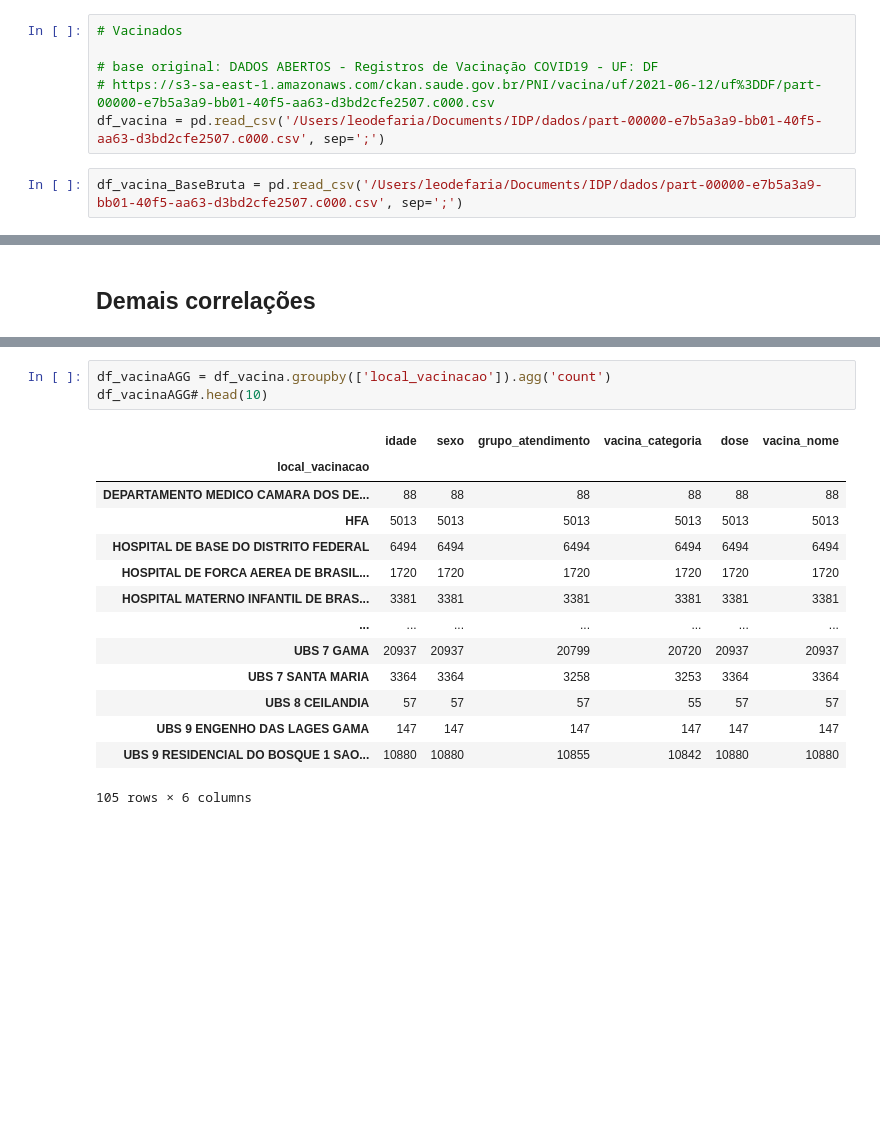
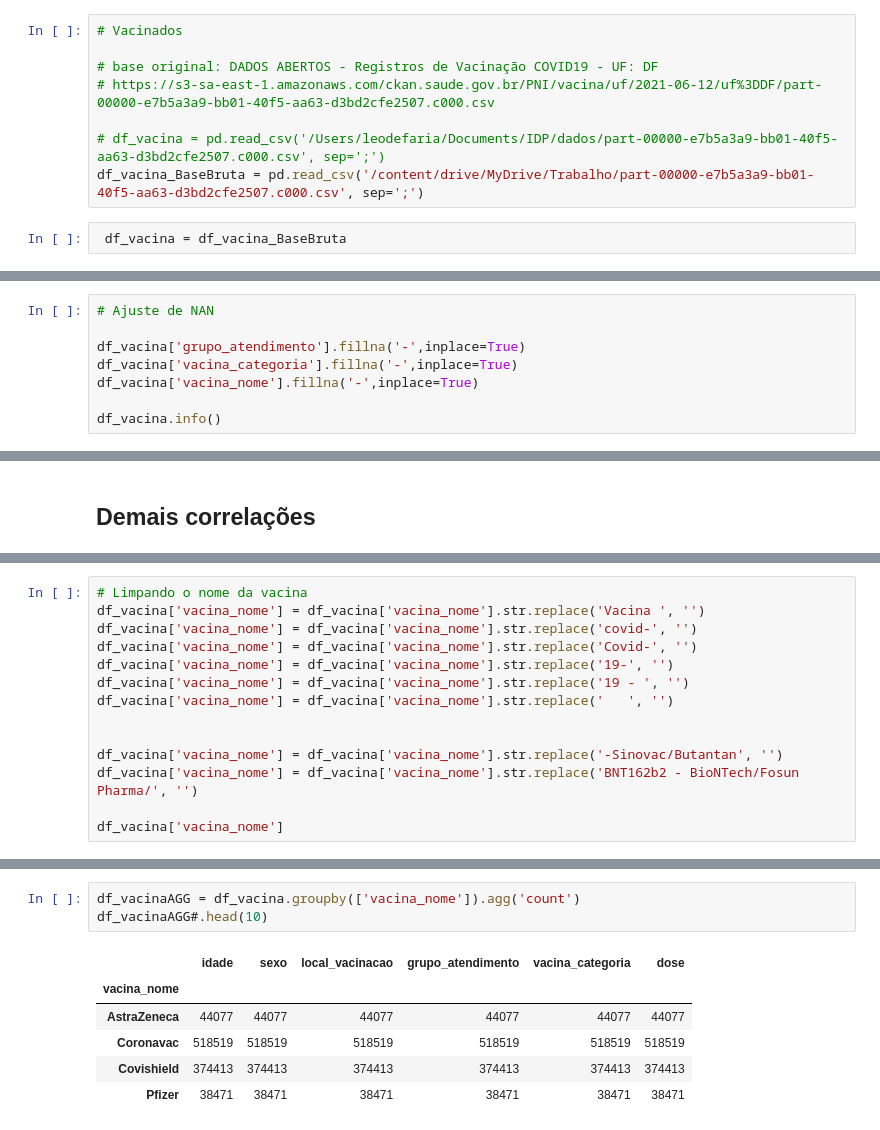
Before and after one commit to LeodeFaria/IDP, a Jupyter notebook: Trabalho.ipynb, the cells around one changed output, grey strips where cells are left out. Cells and saved outputs as stored; diff of their text form; blank space fills up the shorter version.

```diff
--- a/Trabalho.ipynb
+++ b/Trabalho.ipynb
@@ -25,6 +28,8 @@ import numpy as np
 
 # base original: DADOS ABERTOS - Registros de Vacinação COVID19 - UF: DF
 # https://s3-sa-east-1.amazonaws.com/ckan.saude.gov.br/PNI/vacina/uf/2021-06-12/uf%3DDF/part-00000-e7b5a3a9-bb01-40f5-aa63-d3bd2cfe2507.c000.csv
-df_vacina = pd.read_csv('/Users/leodefaria/Documents/IDP/dados/part-00000-e7b5a3a9-bb01-40f5-aa63-d3bd2cfe2507.c000.csv', sep=';')
+
+# df_vacina = pd.read_csv('/Users/leodefaria/Documents/IDP/dados/part-00000-e7b5a3a9-bb01-40f5-aa63-d3bd2cfe2507.c000.csv', sep=';')
+df_vacina_BaseBruta = pd.read_csv('/content/drive/MyDrive/Trabalho/part-00000-e7b5a3a9-bb01-40f5-aa63-d3bd2cfe2507.c000.csv', sep=';')
 # %%
-df_vacina_BaseBruta = pd.read_csv('/Users/leodefaria/Documents/IDP/dados/part-00000-e7b5a3a9-bb01-40f5-aa63-d3bd2cfe2507.c000.csv', sep=';')
+ df_vacina = df_vacina_BaseBruta
@@ -93,0 +111,8 @@ df_vacina.rename(columns={  'paciente_idade':'idade'
+# %%
+# Ajuste de NAN
+
+df_vacina['grupo_atendimento'].fillna('-',inplace=True)
+df_vacina['vacina_categoria'].fillna('-',inplace=True)
+df_vacina['vacina_nome'].fillna('-',inplace=True)
+
+df_vacina.info()
@@ -283,0 +382,14 @@ plt.show()
+# %%
+# Limpando o nome da vacina
+df_vacina['vacina_nome'] = df_vacina['vacina_nome'].str.replace('Vacina ', '')
+df_vacina['vacina_nome'] = df_vacina['vacina_nome'].str.replace('covid-', '')
+df_vacina['vacina_nome'] = df_vacina['vacina_nome'].str.replace('Covid-', '')
+df_vacina['vacina_nome'] = df_vacina['vacina_nome'].str.replace('19-', '')
+df_vacina['vacina_nome'] = df_vacina['vacina_nome'].str.replace('19 - ', '')
+df_vacina['vacina_nome'] = df_vacina['vacina_nome'].str.replace('	', '')
+
+
+df_vacina['vacina_nome'] = df_vacina['vacina_nome'].str.replace('-Sinovac/Butantan', '')
+df_vacina['vacina_nome'] = df_vacina['vacina_nome'].str.replace('BNT162b2 - BioNTech/Fosun Pharma/', '')
+
+df_vacina['vacina_nome']
@@ -284,18 +409,10 @@ plt.show()
 # %%
-df_vacinaAGG = df_vacina.groupby(['local_vacinacao']).agg('count')
+df_vacinaAGG = df_vacina.groupby(['vacina_nome']).agg('count')
 df_vacinaAGG#.head(10)
 # %% [output]
-|  | idade | sexo | grupo_atendimento | vacina_categoria | dose | vacina_nome |
-| local_vacinacao |  |  |  |  |  |  |
-| DEPARTAMENTO MEDICO CAMARA DOS DE... | 88 | 88 | 88 | 88 | 88 | 88 |
-| HFA | 5013 | 5013 | 5013 | 5013 | 5013 | 5013 |
-| HOSPITAL DE BASE DO DISTRITO FEDERAL | 6494 | 6494 | 6494 | 6494 | 6494 | 6494 |
-| HOSPITAL DE FORCA AEREA DE BRASIL... | 1720 | 1720 | 1720 | 1720 | 1720 | 1720 |
-| HOSPITAL MATERNO INFANTIL DE BRAS... | 3381 | 3381 | 3381 | 3381 | 3381 | 3381 |
-| ... | ... | ... | ... | ... | ... | ... |
-| UBS 7 GAMA | 20937 | 20937 | 20799 | 20720 | 20937 | 20937 |
-| UBS 7 SANTA MARIA | 3364 | 3364 | 3258 | 3253 | 3364 | 3364 |
-| UBS 8 CEILANDIA | 57 | 57 | 57 | 55 | 57 | 57 |
-| UBS 9 ENGENHO DAS LAGES GAMA | 147 | 147 | 147 | 147 | 147 | 147 |
-| UBS 9 RESIDENCIAL DO BOSQUE 1 SAO... | 10880 | 10880 | 10855 | 10842 | 10880 | 10880 |
+|  | idade | sexo | local_vacinacao | grupo_atendimento | vacina_categoria | dose |
+| vacina_nome |  |  |  |  |  |  |
+| AstraZeneca | 44077 | 44077 | 44077 | 44077 | 44077 | 44077 |
+| Coronavac | 518519 | 518519 | 518519 | 518519 | 518519 | 518519 |
+| Covishield | 374413 | 374413 | 374413 | 374413 | 374413 | 374413 |
+| Pfizer | 38471 | 38471 | 38471 | 38471 | 38471 | 38471 |
-105 rows × 6 columns
```
Also changed, not shown: parts of 25 cells of this notebook.
